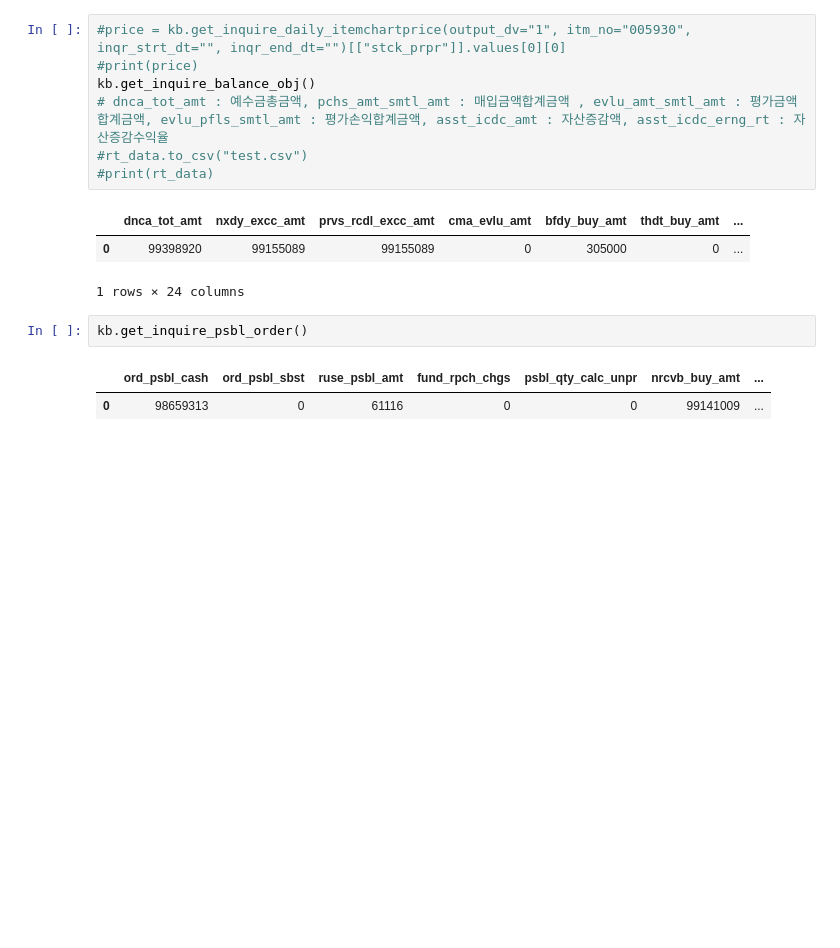
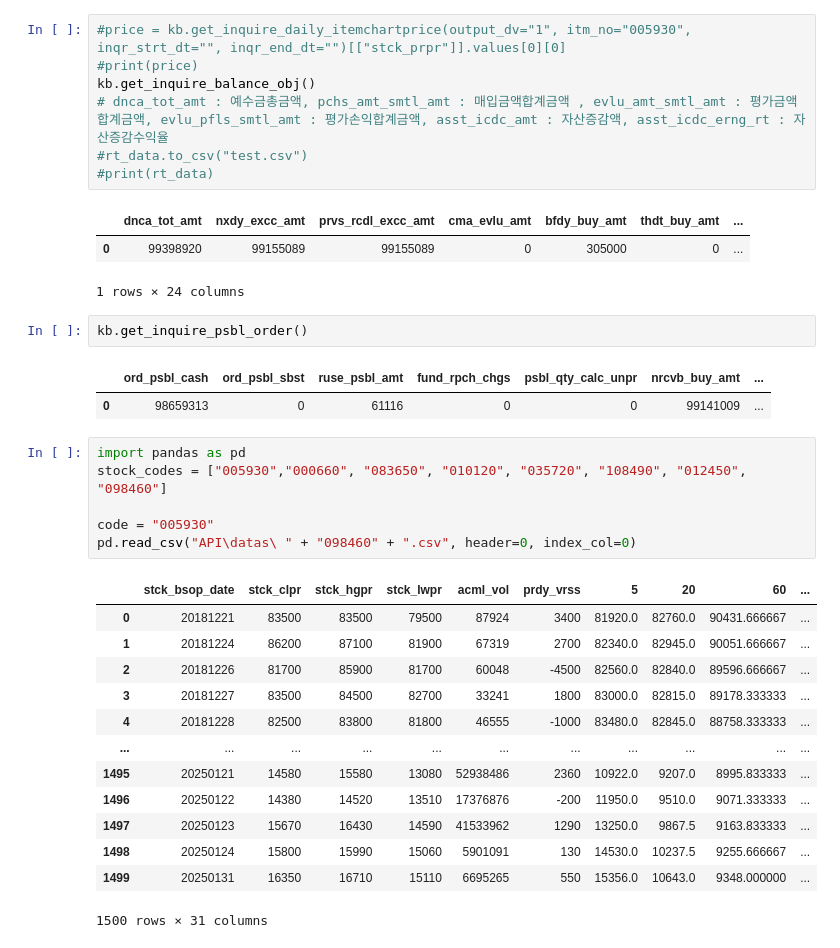
Before and after one commit to glace158/stockTrading, a Jupyter notebook: stock.ipynb, the cells around one changed output. Saved outputs shown, nothing was run; the diff lists cells and outputs as text; blank space fills up the shorter version.

```diff
--- a/stock.ipynb
+++ b/stock.ipynb
@@ -384,3 +384,23 @@ kb.get_inquire_psbl_order()
 # %% [output]
 |  | ord_psbl_cash | ord_psbl_sbst | ruse_psbl_amt | fund_rpch_chgs | psbl_qty_calc_unpr | nrcvb_buy_amt | ... |
 | 0 | 98659313 | 0 | 61116 | 0 | 0 | 99141009 | ... |
+# %%
+import pandas as pd
+stock_codes = ["005930","000660", "083650", "010120", "035720", "108490", "012450", "098460"]
+
+code = "005930"
+pd.read_csv("API\datas\ " + "098460" + ".csv", header=0, index_col=0)
+# %% [output]
+|  | stck_bsop_date | stck_clpr | stck_hgpr | stck_lwpr | acml_vol | prdy_vrss | 5 | 20 | 60 | ... |
+| 0 | 20181221 | 83500 | 83500 | 79500 | 87924 | 3400 | 81920.0 | 82760.0 | 90431.666667 | ... |
+| 1 | 20181224 | 86200 | 87100 | 81900 | 67319 | 2700 | 82340.0 | 82945.0 | 90051.666667 | ... |
+| 2 | 20181226 | 81700 | 85900 | 81700 | 60048 | -4500 | 82560.0 | 82840.0 | 89596.666667 | ... |
+| 3 | 20181227 | 83500 | 84500 | 82700 | 33241 | 1800 | 83000.0 | 82815.0 | 89178.333333 | ... |
+| 4 | 20181228 | 82500 | 83800 | 81800 | 46555 | -1000 | 83480.0 | 82845.0 | 88758.333333 | ... |
+| ... | ... | ... | ... | ... | ... | ... | ... | ... | ... | ... |
+| 1495 | 20250121 | 14580 | 15580 | 13080 | 52938486 | 2360 | 10922.0 | 9207.0 | 8995.833333 | ... |
+| 1496 | 20250122 | 14380 | 14520 | 13510 | 17376876 | -200 | 11950.0 | 9510.0 | 9071.333333 | ... |
+| 1497 | 20250123 | 15670 | 16430 | 14590 | 41533962 | 1290 | 13250.0 | 9867.5 | 9163.833333 | ... |
+| 1498 | 20250124 | 15800 | 15990 | 15060 | 5901091 | 130 | 14530.0 | 10237.5 | 9255.666667 | ... |
+| 1499 | 20250131 | 16350 | 16710 | 15110 | 6695265 | 550 | 15356.0 | 10643.0 | 9348.000000 | ... |
+1500 rows × 31 columns
```
Also changed, not shown: parts of 2 cells of this notebook, 20 other files.
